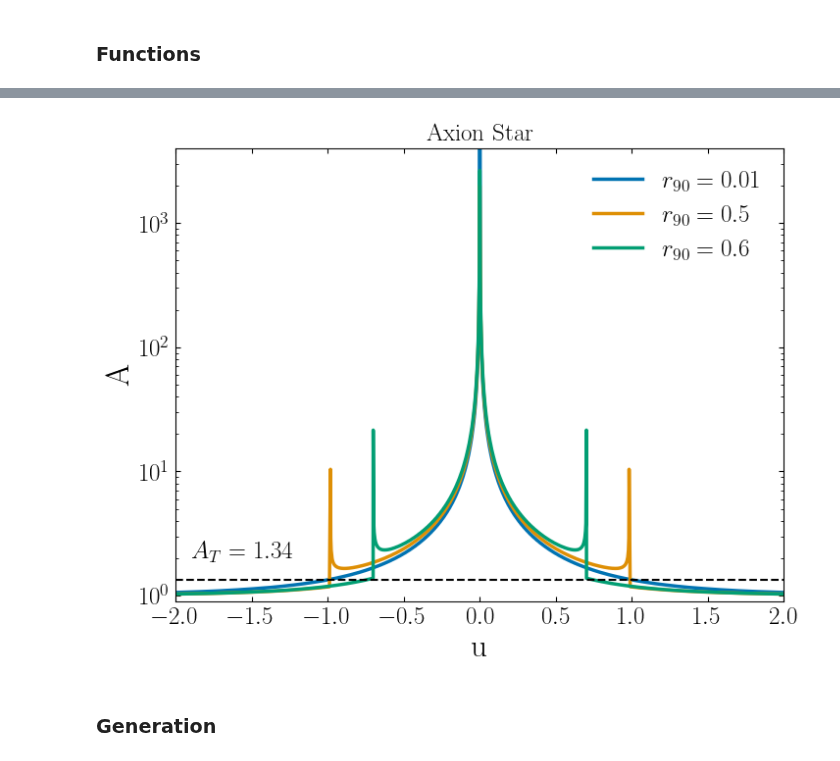
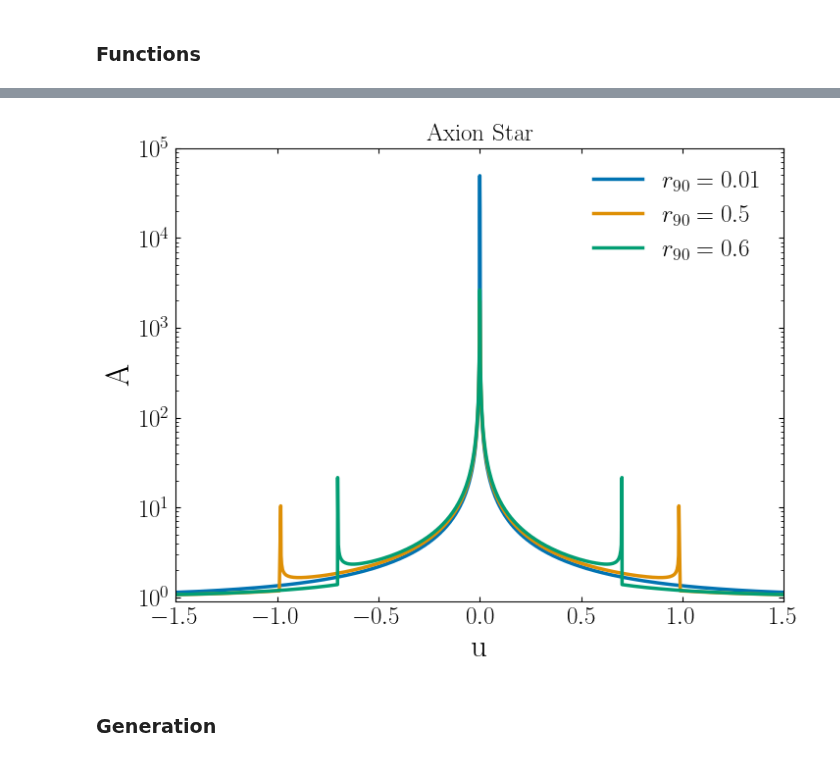
Before and after one commit to NolanSmyth/LensCalcPy, a Jupyter notebook: examples/extended.ipynb, the cells around one changed output, grey strips where cells are left out. Drawn from its saved outputs; the diff is of its cells as text; code cells hidden in the pictures.

```diff
--- a/examples/extended.ipynb
+++ b/examples/extended.ipynb
@@ -718,16 +621,0 @@ plt.show()
-# %%
-#vdisp nfw
-r90_plot_vals = [0.1, 50, 100]
-for r90 in r90_plot_vals:
-    plt.loglog(m_arr, fdm_dict_hsc[r90]/params_hsc['efficiency'], label=r'$r_{90} =$ ' + str(r90) + '$ ~R_{\odot}$', color=color_dict[r90])
-plot_existing_limits()
-# plt.plot(0, 0, ls='--', color='k', label='Existing Limits')
-# plt.plot(0, 0, color='k', label='This Work')
-plt.ylim(1e-6, 1)
-plt.xlim(1e-12, 1e-3)
-plt.legend()
-plt.xlabel('$M_{DM} [M_{\odot}]$')
-plt.ylabel('$f_{DM}$')
-plt.title('Mock HSC')
-# plt.savefig('figures/extended_limits_e.pdf')
-plt.show()
@@ -736,15 +621,0 @@ plt.show()
-# %%
-r90_plot_vals = [0.1, 50, 100]
-for r90 in r90_plot_vals:
-    plt.loglog(m_arr, fdm_dict_hsc[r90]/params_hsc['efficiency'], label=r'$r_{90} =$ ' + str(r90) + '$ ~R_{\odot}$', color=color_dict[r90])
-plot_existing_limits()
-# plt.plot(0, 0, ls='--', color='k', label='Existing Limits')
-# plt.plot(0, 0, color='k', label='This Work')
-plt.ylim(1e-6, 1)
-plt.xlim(1e-12, 1e-3)
-plt.legend()
-plt.xlabel('$M_{DM} [M_{\odot}]$')
-plt.ylabel('$f_{DM}$')
-plt.title('Mock HSC')
-# plt.savefig('figures/extended_limits_e.pdf')
-plt.show()
@@ -985,6 +877,6 @@ def GenerateMagnificationCurve(rho, r90, vmin=0.00001, vmax=6, vstep=0.001, umax
     return(umags, Amags)
 # %%
 #axion
-# umags, Amags = GenerateMagnificationCurve(rhoAxion, 0.5, vmin=0.00001, vmax=3, vstep=0.001, umax=4, nusteps=1000, AT=1.34, plot=True, save=False)
-# umags6, Amags6 = GenerateMagnificationCurve(rhoAxion, 0.6, vmin=0.00001, vmax=3, vstep=0.001, umax=4, nusteps=1000, AT=1.34, plot=True, save=False)
-umags0, Amags0 = GenerateMagnificationCurve(rhoAxion, 0.01, vmin=0.00001, vmax=3, vstep=0.001, umax=4, nusteps=1000, AT=1.34, plot=True, save=False)
+umags, Amags = GenerateMagnificationCurve(rhoAxion, 0.5, vmin=0.00001, vmax=3, vstep=0.001, umax=4, nusteps=1000, AT=1.34, plot=True, save=False)
+umags6, Amags6 = GenerateMagnificationCurve(rhoAxion, 0.6, vmin=0.00001, vmax=3, vstep=0.001, umax=4, nusteps=1000, AT=1.34, plot=False, save=False)
+umags0, Amags0 = GenerateMagnificationCurve(rhoAxion, 0.01, vmin=0.00001, vmax=3, vstep=0.001, umax=4, nusteps=1000, AT=1.34, plot=False, save=False)
@@ -998,21 +939,21 @@ np.max(Amags)
 # %%
 plt.plot(umags0, Amags0, linewidth=2.5, label=r'$r_{90} = 0.01$')
 plt.plot(umags, Amags, linewidth=2.5, label=r'$r_{90} = 0.5$')
 plt.plot(umags6, Amags6, linewidth=2.5, label=r'$r_{90} = 0.6$')
-plt.axhline(1.34, ls='--', color='k')
-plt.text(-1.9, 2.0, r'$A_T = 1.34$', fontsize=18)
+# plt.axhline(1.34, ls='--', color='k')
+# plt.text(-1.9, 2.0, r'$A_T = 1.34$', fontsize=18)
 
 plt.xlabel('u')
 plt.ylabel('A')
-plt.xlim(-2,2)
-plt.ylim(0.9, 4e3)
+plt.xlim(-1.5,1.5)
+plt.ylim(0.9, 1e5)
 plt.yscale('log')
 plt.title('Axion Star')
 plt.legend(fontsize=18)
 # plt.savefig('figures/mag_curve_axion.pdf')
 plt.show()
 # %% [output]
-[figure, old version]
+[figure, new version]
 # %% [markdown]
 ### Generation
 # %%
```
Also changed, not shown: parts of 21 cells of this notebook.
